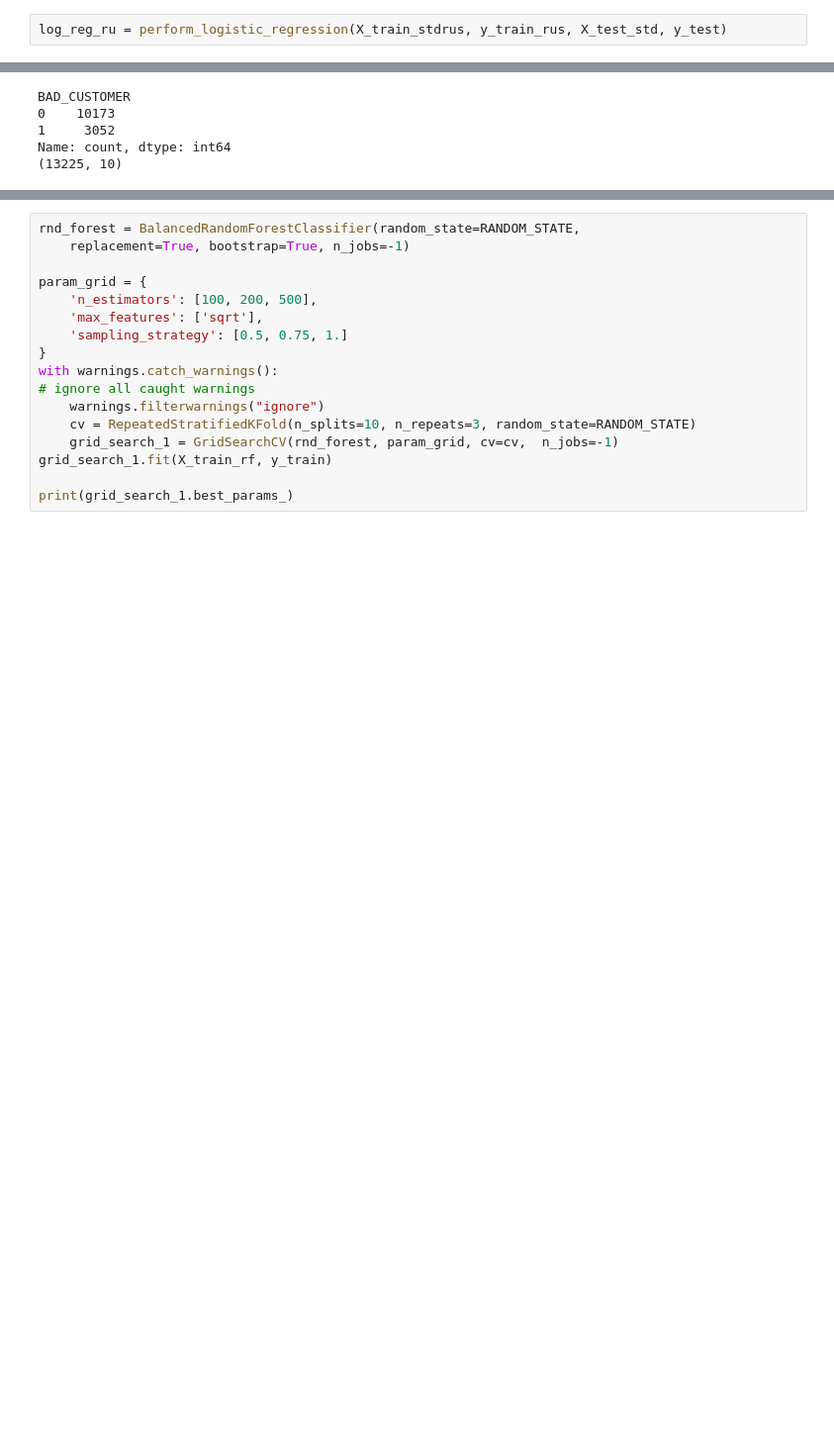
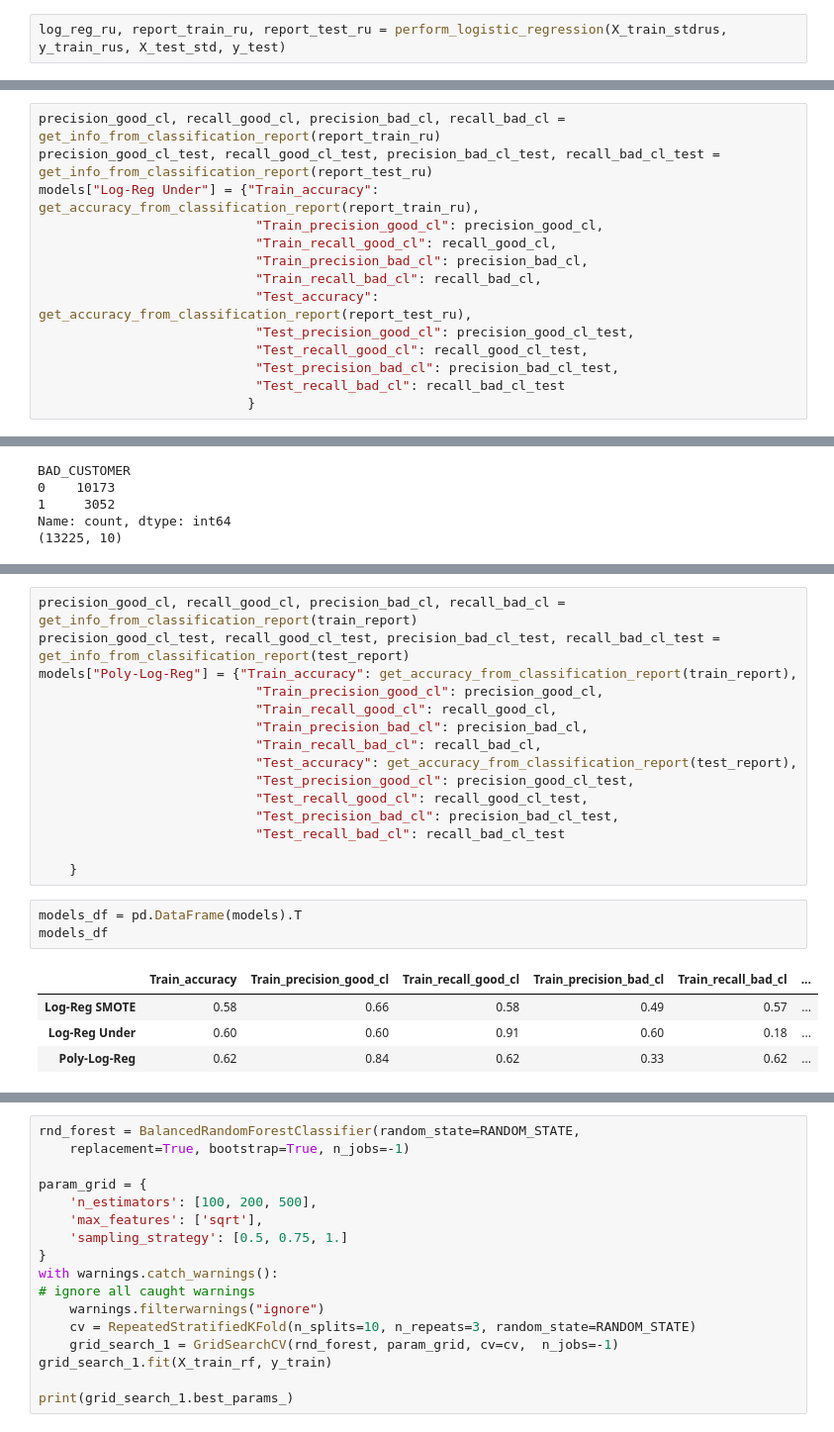
Before and after one commit to EnricoMiche1210760/prediction-of-creditworthiness-for-credit-card-issuance, a Jupyter notebook: src/main.ipynb, the cells around one changed output, grey strips where cells are left out. Shown at 99% size. Drawn from its saved outputs; the diff is of its cells as text; blank space fills up the shorter version.

```diff
--- a/src/main.ipynb
+++ b/src/main.ipynb
@@ -677,5 +723,5 @@ weighted avg       0.94      0.58      0.70      2631
 # %%
-log_reg_ru = perform_logistic_regression(X_train_stdrus, y_train_rus, X_test_std, y_test)
+log_reg_ru, report_train_ru, report_test_ru = perform_logistic_regression(X_train_stdrus, y_train_rus, X_test_std, y_test)
 # %% [output]
 Train Set Accuracy:  0.6
               precision    recall  f1-score   support
@@ -698,6 +744,20 @@ Test Set Accuracy:  0.87
    macro avg       0.51      0.54      0.51      2631
 weighted avg       0.94      0.87      0.90      2631
 [figure]
+# %%
+precision_good_cl, recall_good_cl, precision_bad_cl, recall_bad_cl = get_info_from_classification_report(report_train_ru)
+precision_good_cl_test, recall_good_cl_test, precision_bad_cl_test, recall_bad_cl_test = get_info_from_classification_report(report_test_ru)
+models["Log-Reg Under"] = {"Train_accuracy": get_accuracy_from_classification_report(report_train_ru),
+                            "Train_precision_good_cl": precision_good_cl,
+                            "Train_recall_good_cl": recall_good_cl,
+                            "Train_precision_bad_cl": precision_bad_cl,
+                            "Train_recall_bad_cl": recall_bad_cl,
+                            "Test_accuracy": get_accuracy_from_classification_report(report_test_ru),
+                            "Test_precision_good_cl": precision_good_cl_test,
+                            "Test_recall_good_cl": recall_good_cl_test,
+                            "Test_precision_bad_cl": precision_bad_cl_test,
+                            "Test_recall_bad_cl": recall_bad_cl_test
+                           }
 # %%
 smote = SMOTE(sampling_strategy=0.3, random_state=RANDOM_STATE)
 X_train_std_smt03, y_train_smt03 = smote.fit_resample(X_train_std, y_train)
@@ -739 +803,24 @@ weighted avg       0.94      0.58      0.71      2631
+# %%
+precision_good_cl, recall_good_cl, precision_bad_cl, recall_bad_cl = get_info_from_classification_report(train_report)
+precision_good_cl_test, recall_good_cl_test, precision_bad_cl_test, recall_bad_cl_test = get_info_from_classification_report(test_report)
+models["Poly-Log-Reg"] = {"Train_accuracy": get_accuracy_from_classification_report(train_report),
+                            "Train_precision_good_cl": precision_good_cl,
+                            "Train_recall_good_cl": recall_good_cl,
+                            "Train_precision_bad_cl": precision_bad_cl,
+                            "Train_recall_bad_cl": recall_bad_cl,
+                            "Test_accuracy": get_accuracy_from_classification_report(test_report),
+                            "Test_precision_good_cl": precision_good_cl_test,
+                            "Test_recall_good_cl": recall_good_cl_test,
+                            "Test_precision_bad_cl": precision_bad_cl_test,
+                            "Test_recall_bad_cl": recall_bad_cl_test
+
+    }
+# %%
+models_df = pd.DataFrame(models).T
+models_df
+# %% [output]
+|  | Train_accuracy | Train_precision_good_cl | Train_recall_good_cl | Train_precision_bad_cl | Train_recall_bad_cl | ... |
+| Log-Reg SMOTE | 0.58 | 0.66 | 0.58 | 0.49 | 0.57 | ... |
+| Log-Reg Under | 0.60 | 0.60 | 0.91 | 0.60 | 0.18 | ... |
+| Poly-Log-Reg | 0.62 | 0.84 | 0.62 | 0.33 | 0.62 | ... |
 # %%
```
Also changed, not shown: parts of 13 cells of this notebook.
